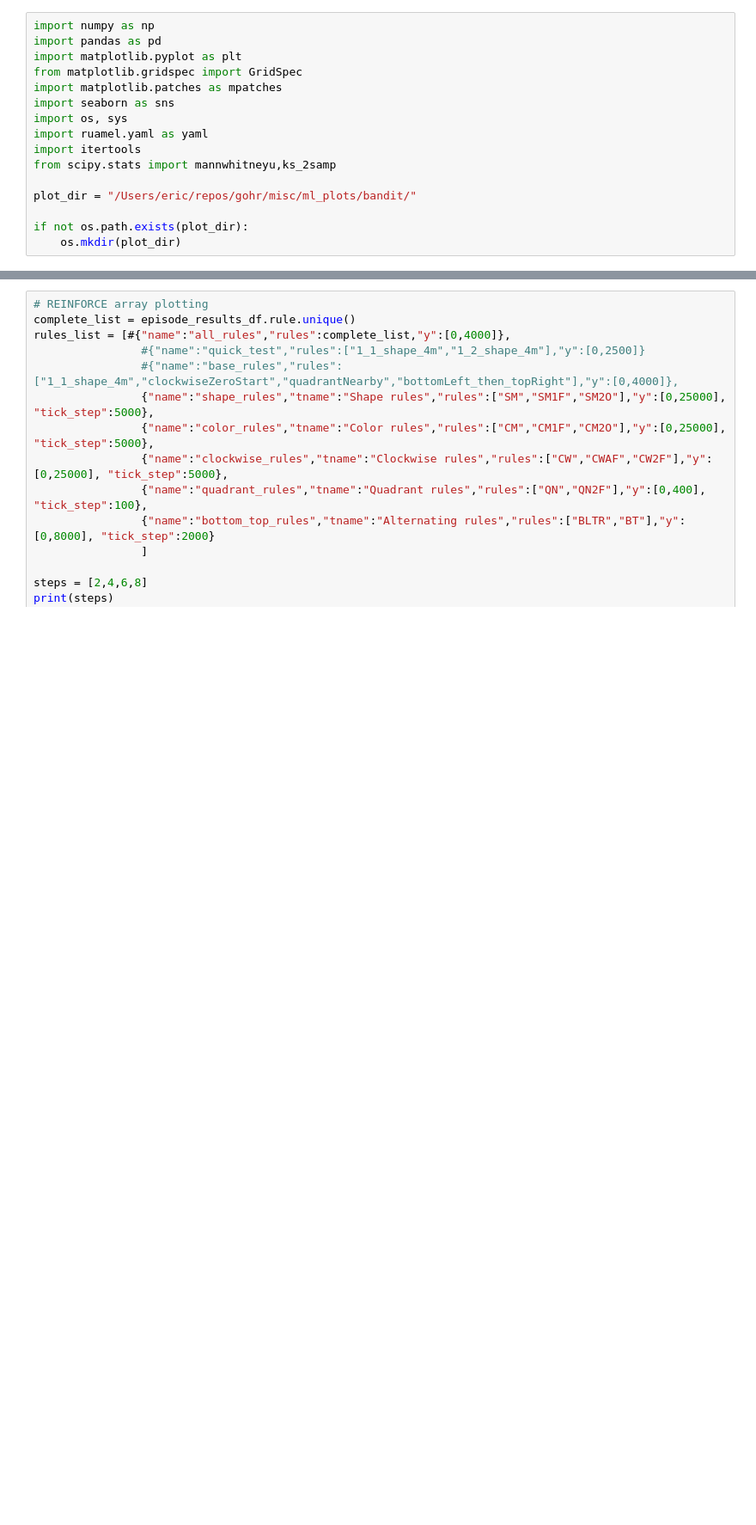
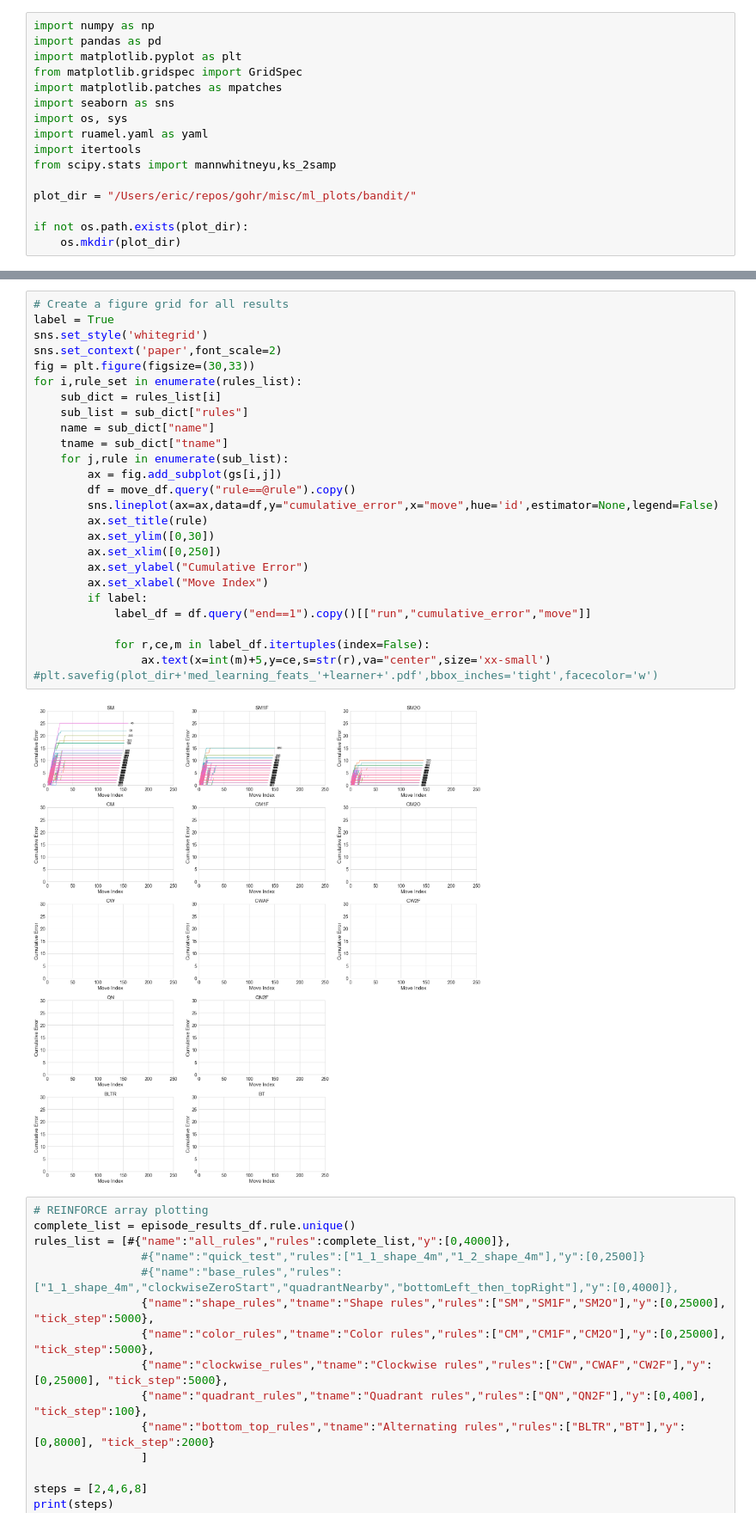
Before and after one commit to epulick/gohr, a Jupyter notebook: misc/bandit_processing.ipynb, the cells around one changed output, grey strips where cells are left out. Shown at 86% size. Cells and saved outputs as stored; diff of their text form; blank space fills up the shorter version.

```diff
--- a/misc/bandit_processing.ipynb
+++ b/misc/bandit_processing.ipynb
@@ -191,3 +97,31 @@ feats = ["BD_AD","BS_AD","BD_AS","BS_AS", "BSD_ASD"]
+# %%
+# Create a figure grid for all results
+label = True
+sns.set_style('whitegrid')
+sns.set_context('paper',font_scale=2)
+fig = plt.figure(figsize=(30,33))
+for i,rule_set in enumerate(rules_list):
+    sub_dict = rules_list[i]
+    sub_list = sub_dict["rules"]
+    name = sub_dict["name"]
+    tname = sub_dict["tname"]
+    for j,rule in enumerate(sub_list):
+        ax = fig.add_subplot(gs[i,j])
+        df = move_df.query("rule==@rule").copy()
+        sns.lineplot(ax=ax,data=df,y="cumulative_error",x="move",hue='id',estimator=None,legend=False)
+        ax.set_title(rule)
+        ax.set_ylim([0,30])
+        ax.set_xlim([0,250])
+        ax.set_ylabel("Cumulative Error")
+        ax.set_xlabel("Move Index")
+        if label:
+            label_df = df.query("end==1").copy()[["run","cumulative_error","move"]]
+
+            for r,ce,m in label_df.itertuples(index=False):
+                ax.text(x=int(m)+5,y=ce,s=str(r),va="center",size='xx-small')
+#plt.savefig(plot_dir+'med_learning_feats_'+learner+'.pdf',bbox_inches='tight',facecolor='w')
+# %% [output]
+[figure, added]
 # %%
 # REINFORCE array plotting
 complete_list = episode_results_df.rule.unique()
```
Also changed, not shown: parts of 8 cells of this notebook, 6 other files.
